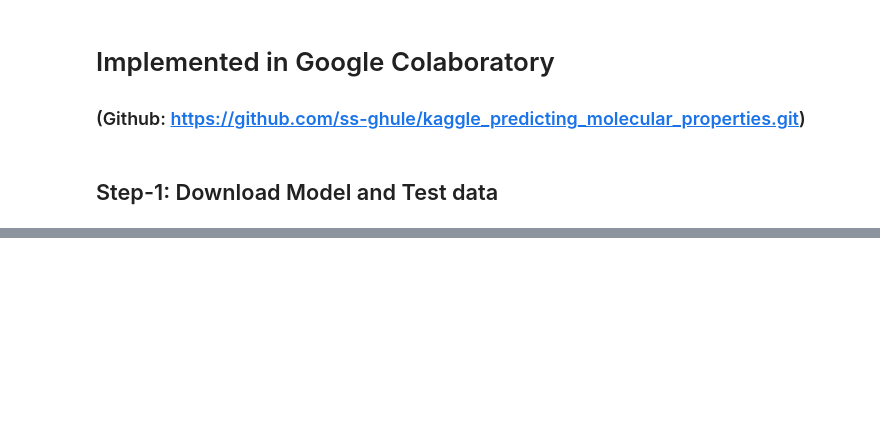
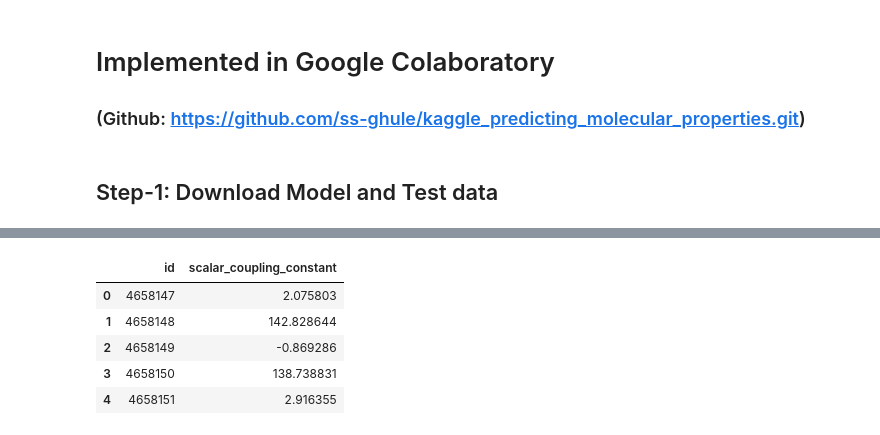
Before and after one commit to siddharth-ncl-work/kaggle_predicting_molecular_properties, a Jupyter notebook: c4_w4_model_deployment.ipynb, the cells around one changed output, grey strips where cells are left out. Cells and saved outputs as stored; diff of their text form; code cells hidden in the pictures; blank space fills up the shorter version.

```diff
--- a/c4_w4_model_deployment.ipynb
+++ b/c4_w4_model_deployment.ipynb
@@ -12,0 +76,3 @@ KeyboardInterrupt: ignored
+# %%
+test_predictions=model_dnn.predict(test,verbose=1,batch_size=10000)
+test_predictions[:10]
@@ -12,0 +107,10 @@ KeyboardInterrupt: ignored
+# %%
+sample_submission['scalar_coupling_constant']=test_predictions
+sample_submission.head()
+# %% [output]
+|  | id | scalar_coupling_constant |
+| 0 | 4658147 | 2.075803 |
+| 1 | 4658148 | 142.828644 |
+| 2 | 4658149 | -0.869286 |
+| 3 | 4658150 | 138.738831 |
+| 4 | 4658151 | 2.916355 |
```
Also changed, not shown: parts of 15 cells of this notebook.
